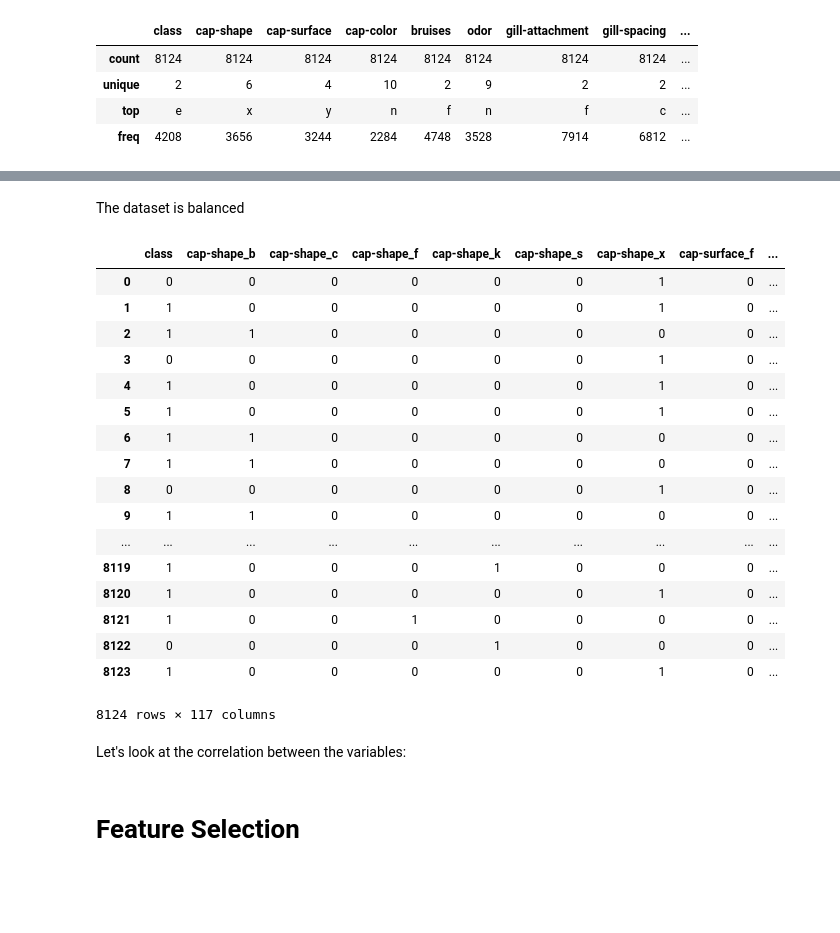
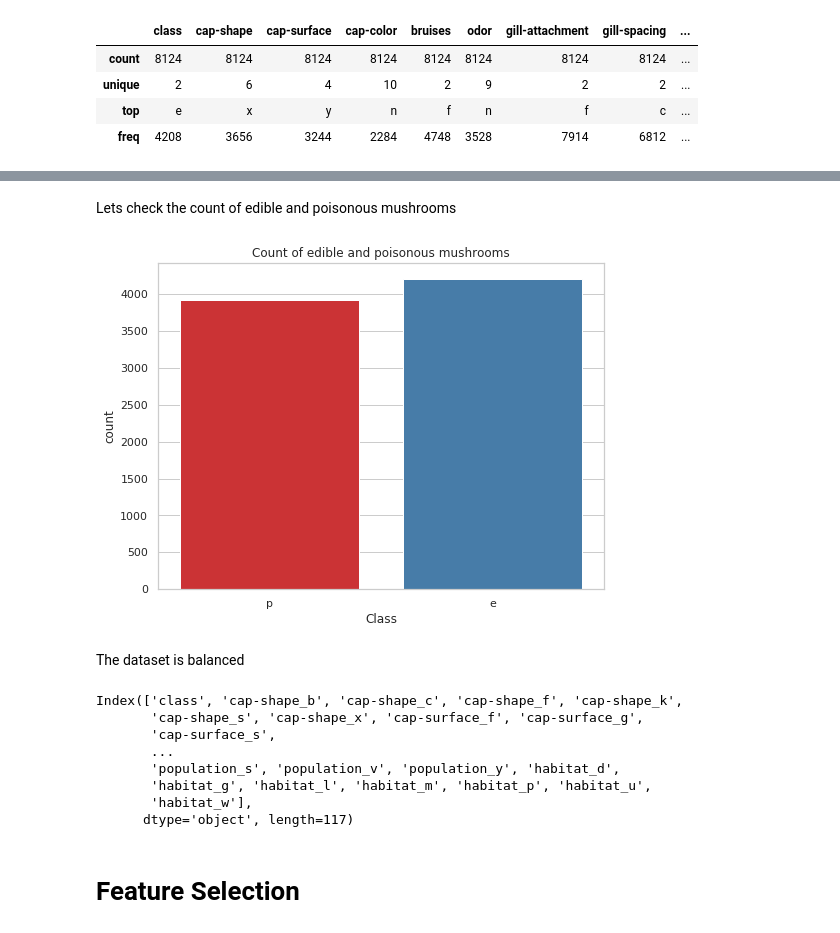
Before and after one commit to standal0n3max/mushrooms, a Jupyter notebook: analysis-and-classification-of-mushrooms.ipynb, the cells around one changed output, grey strips where cells are left out. Drawn from its saved outputs; the diff is of its cells as text; code cells hidden in the pictures; blank space fills up the shorter version.

```diff
--- a/analysis-and-classification-of-mushrooms.ipynb
+++ b/analysis-and-classification-of-mushrooms.ipynb
@@ -202,3 +188,14 @@ plt.title('Number of poisonous/edible mushrooms (0=edible, 1=poisonous)');
+# %% [markdown]
+Lets check the count of edible and poisonous mushrooms
+# %%
+sns.set(style="whitegrid")
+plt.figure(figsize=(8, 6))
+sns.countplot(x='class', data=df, palette='Set1')
+plt.title('Count of edible and poisonous mushrooms')
+plt.xlabel('Class')
+plt.show()
+# %% [output]
+[figure, added]
 # %% [markdown]
 The dataset is balanced
 # %%
@@ -207,31 +204,17 @@ df_encoded = pd.get_dummies(df[df.columns[df.columns != 'class']], columns=df.co
 
 # Concatenate with the target column
 df_encoded = pd.concat([df['class'], df_encoded], axis=1)
-
 df_encoded['class'] = df_encoded['class'].replace({'p': 0, 'e': 1})
-
-df_encoded
+df_encoded.columns
 # %% [output]
-|  | class | cap-shape_b | cap-shape_c | cap-shape_f | cap-shape_k | cap-shape_s | cap-shape_x | cap-surface_f | ... |
-| 0 | 0 | 0 | 0 | 0 | 0 | 0 | 1 | 0 | ... |
-| 1 | 1 | 0 | 0 | 0 | 0 | 0 | 1 | 0 | ... |
-| 2 | 1 | 1 | 0 | 0 | 0 | 0 | 0 | 0 | ... |
-| 3 | 0 | 0 | 0 | 0 | 0 | 0 | 1 | 0 | ... |
-| 4 | 1 | 0 | 0 | 0 | 0 | 0 | 1 | 0 | ... |
-| 5 | 1 | 0 | 0 | 0 | 0 | 0 | 1 | 0 | ... |
-| 6 | 1 | 1 | 0 | 0 | 0 | 0 | 0 | 0 | ... |
-| 7 | 1 | 1 | 0 | 0 | 0 | 0 | 0 | 0 | ... |
-| 8 | 0 | 0 | 0 | 0 | 0 | 0 | 1 | 0 | ... |
-| 9 | 1 | 1 | 0 | 0 | 0 | 0 | 0 | 0 | ... |
-| ... | ... | ... | ... | ... | ... | ... | ... | ... | ... |
-| 8119 | 1 | 0 | 0 | 0 | 1 | 0 | 0 | 0 | ... |
-| 8120 | 1 | 0 | 0 | 0 | 0 | 0 | 1 | 0 | ... |
-| 8121 | 1 | 0 | 0 | 1 | 0 | 0 | 0 | 0 | ... |
-| 8122 | 0 | 0 | 0 | 0 | 1 | 0 | 0 | 0 | ... |
-| 8123 | 1 | 0 | 0 | 0 | 0 | 0 | 1 | 0 | ... |
-8124 rows × 117 columns
+Index(['class', 'cap-shape_b', 'cap-shape_c', 'cap-shape_f', 'cap-shape_k',
+       'cap-shape_s', 'cap-shape_x', 'cap-surface_f', 'cap-surface_g',
+       'cap-surface_s',
+       ...
+       'population_s', 'population_v', 'population_y', 'habitat_d',
+       'habitat_g', 'habitat_l', 'habitat_m', 'habitat_p', 'habitat_u',
+       'habitat_w'],
+      dtype='object', length=117)
-# %% [markdown]
-Let's look at the correlation between the variables:
 # %% [markdown]
 # Feature Selection
 # %% [markdown]
```
Also changed, not shown: parts of 57 cells of this notebook.
